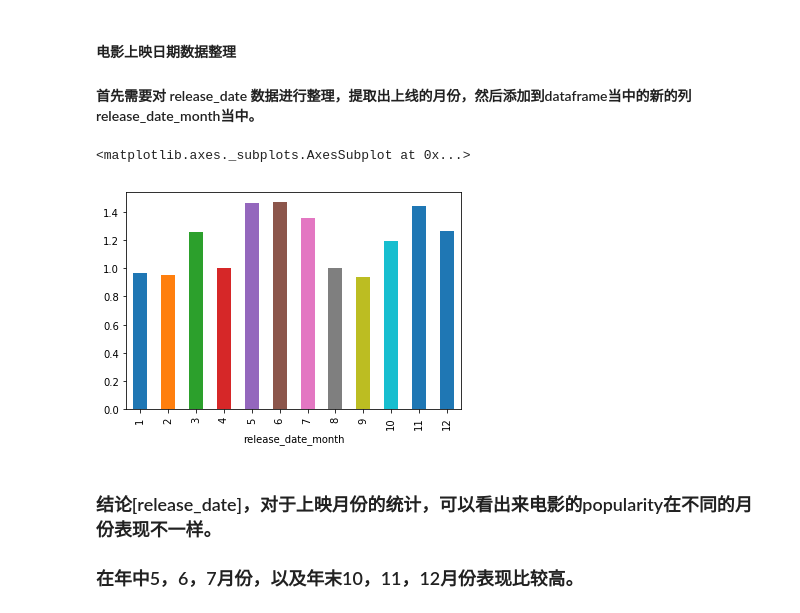
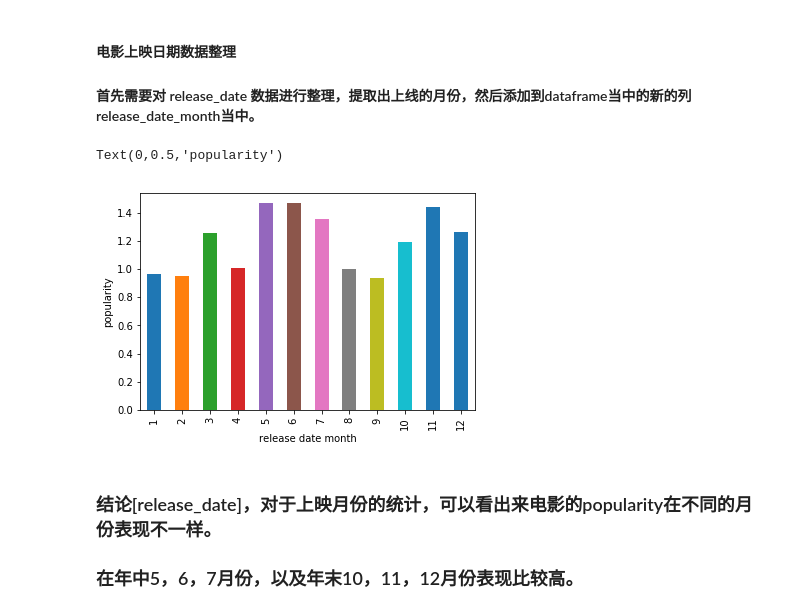
Before and after one commit to yuanguanjinkan/tongguan3, a Jupyter notebook: myWork.ipynb, the cells around one changed output. Saved outputs shown, nothing was run; the diff lists cells and outputs as text; code cells hidden in the pictures.

```diff
--- a/myWork.ipynb
+++ b/myWork.ipynb
@@ -141,9 +143,11 @@ df['release_date_month'] = df['release_date'].str.extract('(\d+)').astype(int)
 # %%
 #df.plot(x='release_date_month',y='popularity',kind='scatter')
 df.groupby('release_date_month')['popularity'].mean().plot(kind='bar')#按月份分组，与欢迎程度之间的柱状图展现
+plt.xlabel('release date month')
+plt.ylabel('popularity')
 # %% [output]
-<matplotlib.axes._subplots.AxesSubplot at 0x...>
+Text(0,0.5,'popularity')
-[figure, old version]
+[figure, new version]
 # %% [markdown]
 ### 结论[release_date]，对于上映月份的统计，可以看出来电影的popularity在不同的月份表现不一样。
 ### 在年中5，6，7月份，以及年末10，11，12月份表现比较高。
```
Also changed, not shown: parts of 13 cells of this notebook, 1 other file.
